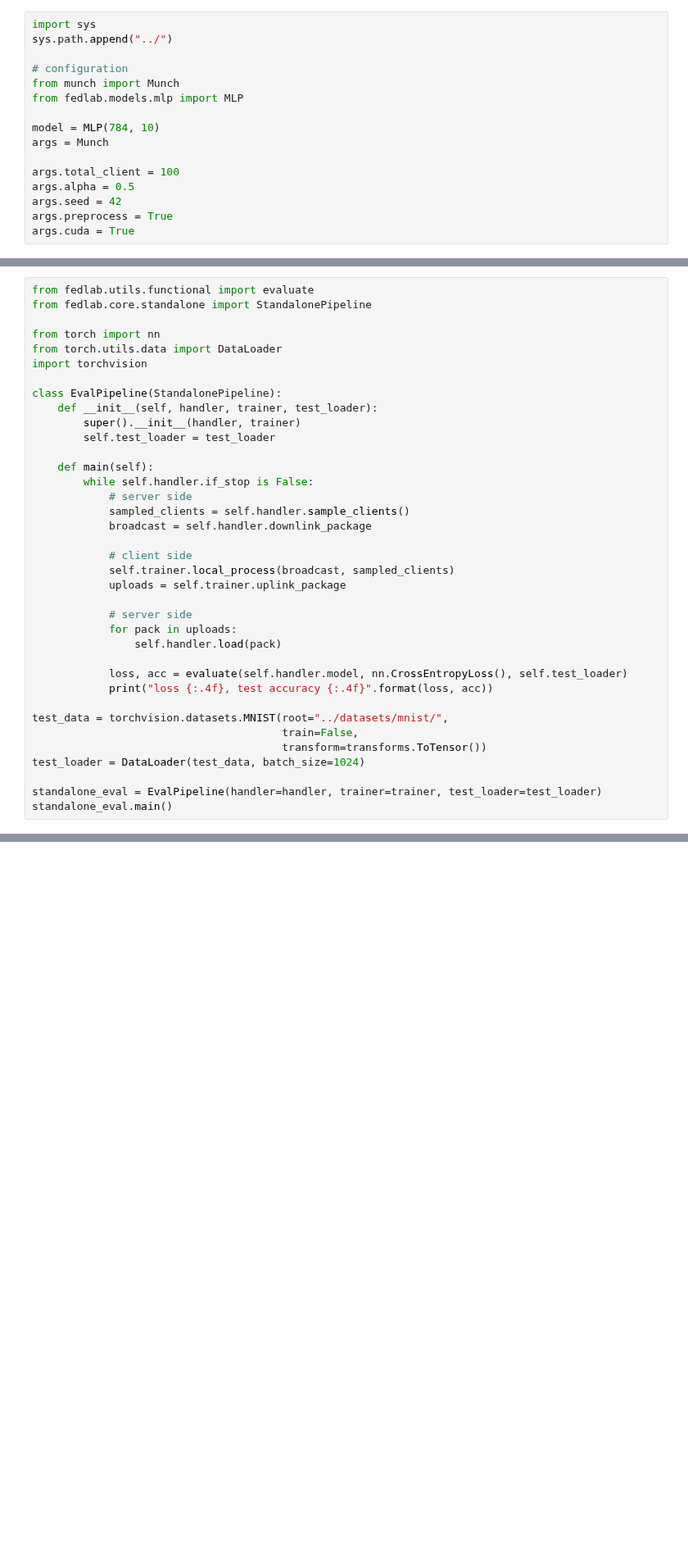
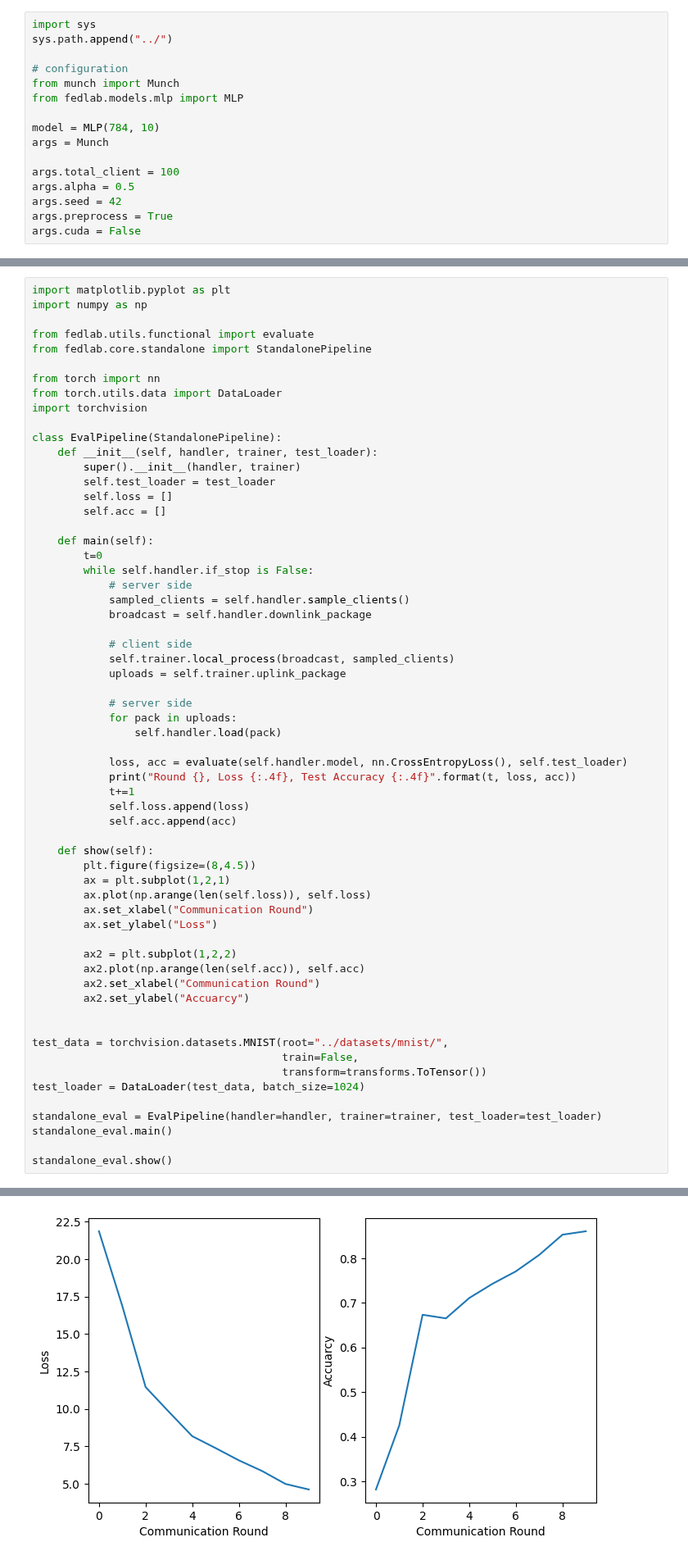
Before and after one commit to SMILELab-FL/FedLab, a Jupyter notebook: tutorials/pipeline_tutorial.ipynb, the cells around one changed output, grey strips where cells are left out. Shown at 82% size. Cells and saved outputs as stored; diff of their text form; blank space fills up the shorter version.

```diff
--- a/tutorials/pipeline_tutorial.ipynb
+++ b/tutorials/pipeline_tutorial.ipynb
@@ -19,7 +19,7 @@ args.total_client = 100
 args.alpha = 0.5
 args.seed = 42
 args.preprocess = True
-args.cuda = True
+args.cuda = False
 # %% [markdown]
 ## 1. Prepare your dataset
 
@@ -91,6 +91,9 @@ If you change the data partition paramters $\alpha$, you could get following con
 
 ![](./examples/imgs/non_iid_impacts_on_fedavg.jpg)
 # %%
+import matplotlib.pyplot as plt
+import numpy as np
+
 from fedlab.utils.functional import evaluate
 from fedlab.core.standalone import StandalonePipeline
 
@@ -102,8 +105,11 @@ class EvalPipeline(StandalonePipeline):
     def __init__(self, handler, trainer, test_loader):
         super().__init__(handler, trainer)
         self.test_loader = test_loader
+        self.loss = []
+        self.acc = []
 
     def main(self):
+        t=0
         while self.handler.if_stop is False:
             # server side
             sampled_clients = self.handler.sample_clients()
@@ -118,7 +124,23 @@ class EvalPipeline(StandalonePipeline):
                 self.handler.load(pack)
 
             loss, acc = evaluate(self.handler.model, nn.CrossEntropyLoss(), self.test_loader)
-            print("loss {:.4f}, test accuracy {:.4f}".format(loss, acc))
+            print("Round {}, Loss {:.4f}, Test Accuracy {:.4f}".format(t, loss, acc))
+            t+=1
+            self.loss.append(loss)
+            self.acc.append(acc)
+
+    def show(self):
+        plt.figure(figsize=(8,4.5))
+        ax = plt.subplot(1,2,1)
+        ax.plot(np.arange(len(self.loss)), self.loss)
+        ax.set_xlabel("Communication Round")
+        ax.set_ylabel("Loss")
+
+        ax2 = plt.subplot(1,2,2)
+        ax2.plot(np.arange(len(self.acc)), self.acc)
+        ax2.set_xlabel("Communication Round")
+        ax2.set_ylabel("Accuarcy")
+
 
 test_data = torchvision.datasets.MNIST(root="../datasets/mnist/",
                                        train=False,
@@ -127,4 +149,6 @@ test_loader = DataLoader(test_data, batch_size=1024)
 
 standalone_eval = EvalPipeline(handler=handler, trainer=trainer, test_loader=test_loader)
 standalone_eval.main()
+
+standalone_eval.show()
 # %% [output]
@@ -141,3 +165,4 @@ loss 11.1327, accuracy 0.6535
+[figure, added]
 # %% [markdown]
 ### Cross-process
 
```
Also changed, not shown: parts of 1 cell of this notebook, 5 other files.
